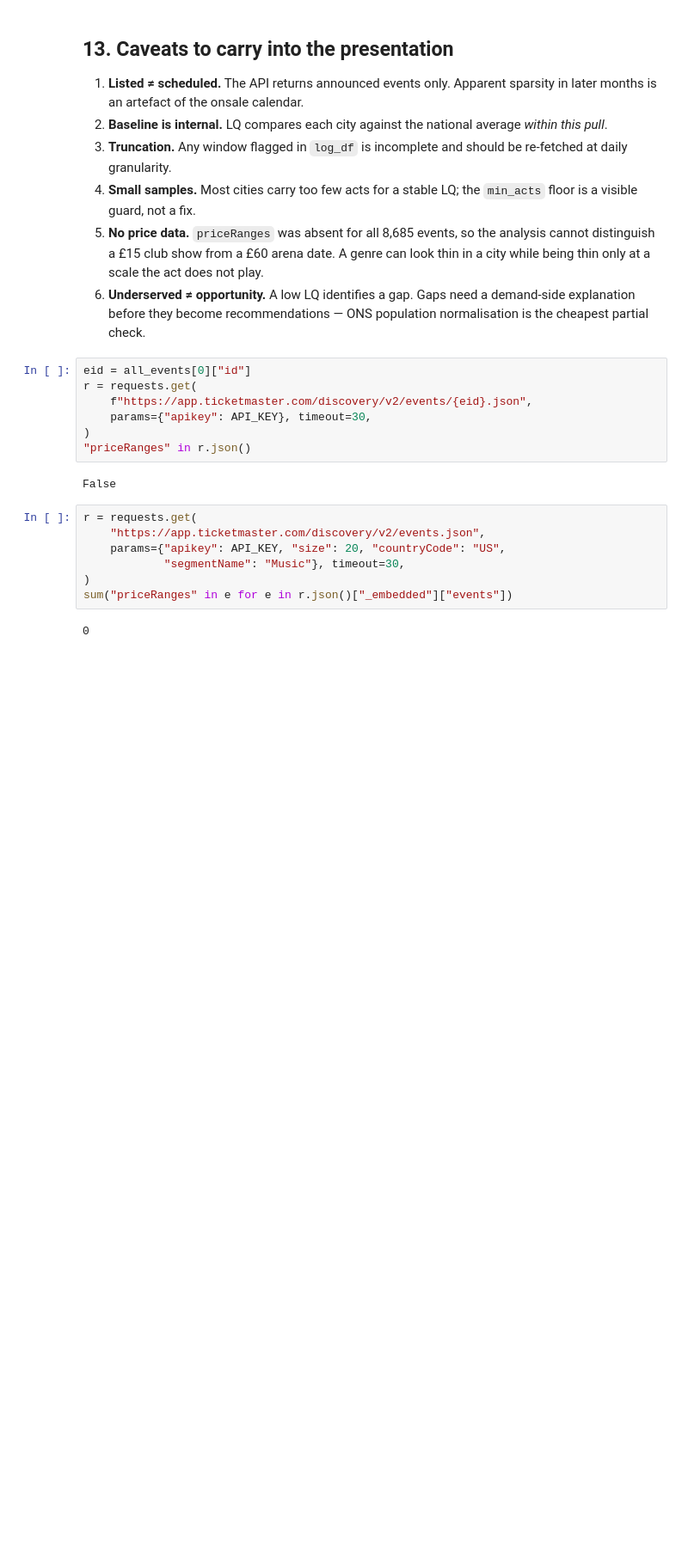
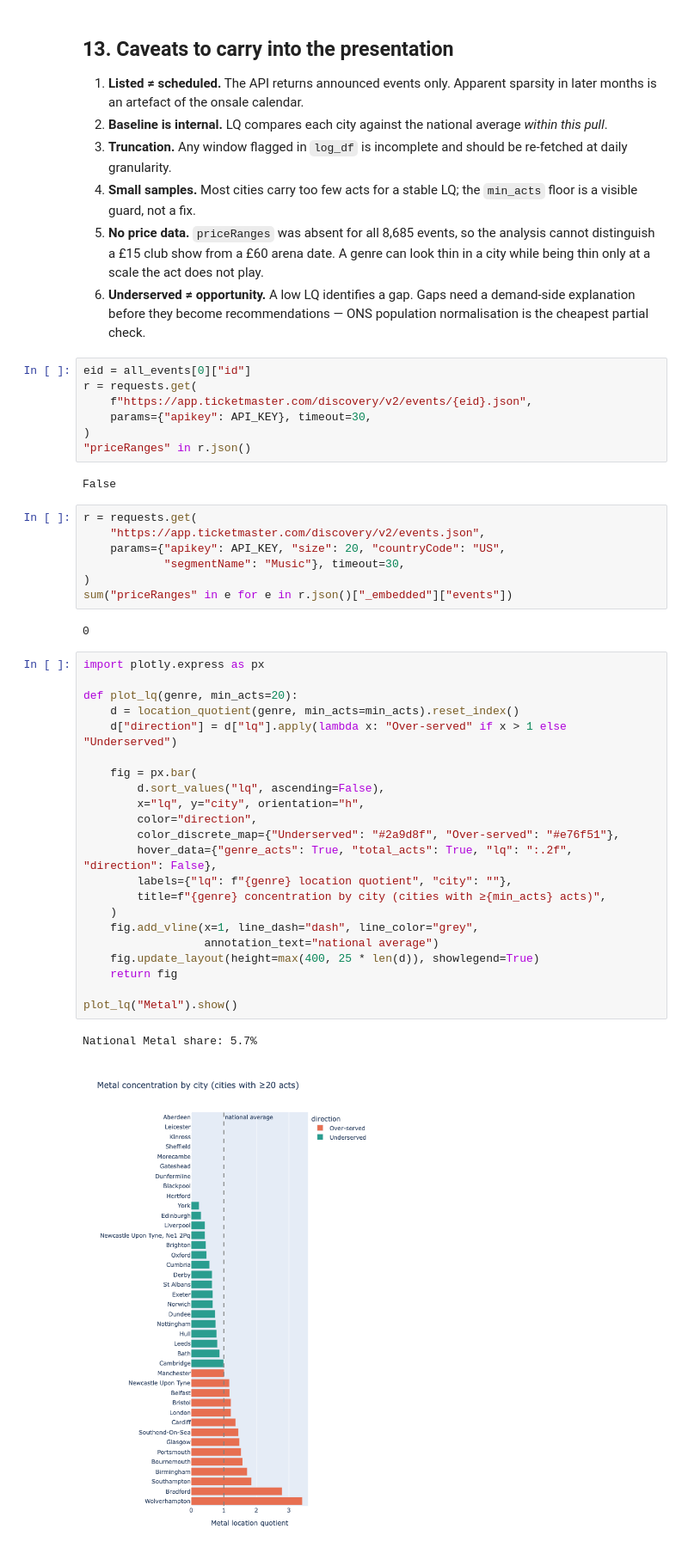
Before and after one commit to jb661/eventintelligence, a Jupyter notebook: ticketmaster_genre_analysis.ipynb, the cells around one changed output. Shown at 86% size. Saved outputs shown, nothing was run; the diff lists cells and outputs as text; blank space fills up the shorter version.

Commit message:
Graphical representation added

```diff
--- a/ticketmaster_genre_analysis.ipynb
+++ b/ticketmaster_genre_analysis.ipynb
@@ -612,3 +614,28 @@ r = requests.get(
 sum("priceRanges" in e for e in r.json()["_embedded"]["events"])
 # %% [output]
 0
+# %%
+import plotly.express as px
+
+def plot_lq(genre, min_acts=20):
+    d = location_quotient(genre, min_acts=min_acts).reset_index()
+    d["direction"] = d["lq"].apply(lambda x: "Over-served" if x > 1 else "Underserved")
+
+    fig = px.bar(
+        d.sort_values("lq", ascending=False),
+        x="lq", y="city", orientation="h",
+        color="direction",
+        color_discrete_map={"Underserved": "#2a9d8f", "Over-served": "#e76f51"},
+        hover_data={"genre_acts": True, "total_acts": True, "lq": ":.2f", "direction": False},
+        labels={"lq": f"{genre} location quotient", "city": ""},
+        title=f"{genre} concentration by city (cities with ≥{min_acts} acts)",
+    )
+    fig.add_vline(x=1, line_dash="dash", line_color="grey",
+                  annotation_text="national average")
+    fig.update_layout(height=max(400, 25 * len(d)), showlegend=True)
+    return fig
+
+plot_lq("Metal").show()
+# %% [output]
+National Metal share: 5.7%
+[figure, added]
```
Also changed, not shown: parts of 2 cells of this notebook.
